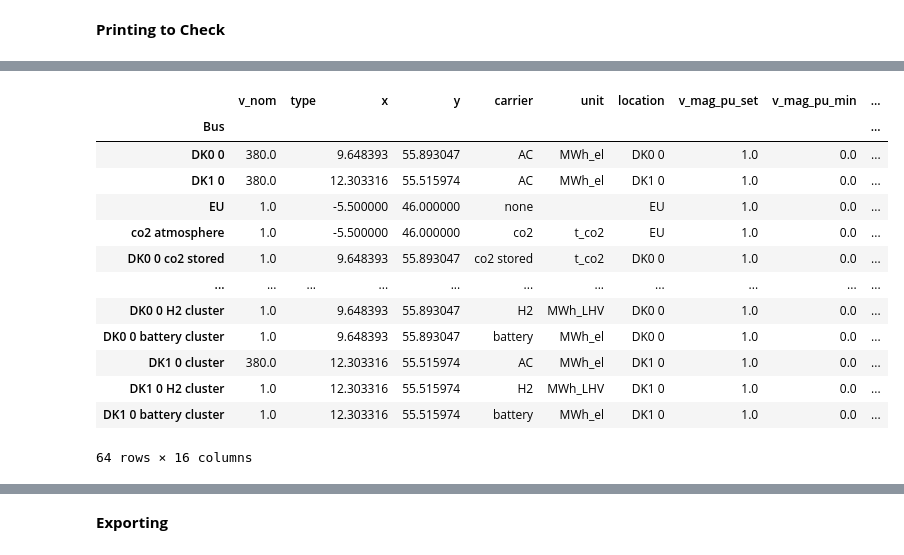
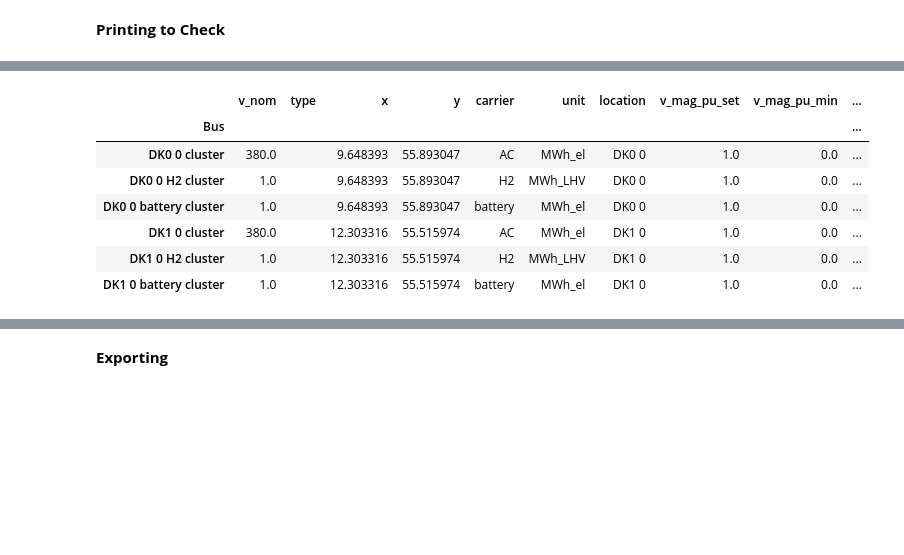
Before and after one commit to FrugisRoss/pypsa-eur, a Jupyter notebook: EU_clusters.ipynb, the cells around one changed output, grey strips where cells are left out. Cells and saved outputs as stored; diff of their text form; code cells hidden in the pictures; blank space fills up the shorter version.

```diff
--- a/EU_clusters.ipynb
+++ b/EU_clusters.ipynb
@@ -36,7 +36,7 @@ Deleted resources/DK_test/networks/base_s_2__12h_2050.nc
 # %%
 ongrid=True
 cluster_cost_reduction=0.20
-cluster_size=2000   #MW, it's the maximum installable capacity for each renewable in renewables in each country cluster
+cluster_size=500   #MW, it's the maximum installable capacity for each renewable in renewables in each country cluster
 renewables={"solar", "onwind"}
 # %%
 n.buses
@@ -372,11 +372,11 @@ n = add_cluster_links(n, nodes_with_clusters, cluster_cost_reduction, ongrid)
 # %% [markdown]
 **Storages of the Cluster Addition**
 # %%
-def add_cluster_storages(n, nodes_with_clusters, cluster_cost_reduction, ongrid):
+def add_cluster_storages(n, nodes_with_clusters, cluster_cost_reduction):
 
     for node in nodes_with_clusters["location"]:
 
-        link_name = f"{node} H2 store"
+        link_name = f"{node} H2 Store"
 
 
         n.add("Store",
@@ -397,9 +397,9 @@ def add_cluster_storages(n, nodes_with_clusters, cluster_cost_reduction, ongrid)
 
         n.add(
                 "Link",
-                name=link_name + " cluster charger",
+                name=link_name + " charger cluster",
                 bus0=f"{node} cluster",
-                bus1=f"{node} cluster battery",
+                bus1=f"{node} battery cluster",
                 carrier=n.buses.at[link_name, "carrier"],
                 p_nom_extendable=True,
                 efficiency=1.0,
@@ -410,8 +410,8 @@ def add_cluster_storages(n, nodes_with_clusters, cluster_cost_reduction, ongrid)
             )
         n.add(
                 "Link",
-                name=link_name + " cluster discharger",
-                bus0=f"{node} cluster battery",
+                name=link_name + " discharger cluster",
+                bus0=f"{node} battery cluster",
                 bus1=f"{node} cluster",
                 carrier=n.buses.at[link_name, "carrier"],
                 p_nom_extendable=True,
@@ -424,7 +424,7 @@ def add_cluster_storages(n, nodes_with_clusters, cluster_cost_reduction, ongrid)
 
         n.add("Store",
             name=link_name + " cluster" ,
-            bus=f"{node} cluster battery",
+            bus=f"{node} battery cluster",
             carrier=n.stores.at[link_name, "carrier"],
             e_nom_extendable=True,
             capital_cost=n.stores.at[link_name, "capital_cost"]*(1-cluster_cost_reduction),
@@ -434,6 +434,9 @@ def add_cluster_storages(n, nodes_with_clusters, cluster_cost_reduction, ongrid)
             e_cyclic_per_period=n.stores.at[link_name, "e_cyclic_per_period"],
             overwrite=True,
             )
+    return n
+
+n = add_cluster_storages(n, nodes_with_clusters, cluster_cost_reduction)
 # %%
 n.links["reversed"] = n.links["reversed"].fillna(False).astype(bool)
 # %% [markdown]
@@ -447,18 +476,12 @@ n.links.loc[n.links["carrier"].str.contains('H2 Electrolysis')]
 # %%
-n.buses
+n.buses.loc[n.buses.index.str.contains("cluster")]
 # %% [output]
 |  | v_nom | type | x | y | carrier | unit | location | v_mag_pu_set | v_mag_pu_min | ... |
 | Bus |  |  |  |  |  |  |  |  |  | ... |
-| DK0 0 | 380.0 |  | 9.648393 | 55.893047 | AC | MWh_el | DK0 0 | 1.0 | 0.0 | ... |
-| DK1 0 | 380.0 |  | 12.303316 | 55.515974 | AC | MWh_el | DK1 0 | 1.0 | 0.0 | ... |
-| EU | 1.0 |  | -5.500000 | 46.000000 | none |  | EU | 1.0 | 0.0 | ... |
-| co2 atmosphere | 1.0 |  | -5.500000 | 46.000000 | co2 | t_co2 | EU | 1.0 | 0.0 | ... |
-| DK0 0 co2 stored | 1.0 |  | 9.648393 | 55.893047 | co2 stored | t_co2 | DK0 0 | 1.0 | 0.0 | ... |
-| ... | ... | ... | ... | ... | ... | ... | ... | ... | ... | ... |
+| DK0 0 cluster | 380.0 |  | 9.648393 | 55.893047 | AC | MWh_el | DK0 0 | 1.0 | 0.0 | ... |
 | DK0 0 H2 cluster | 1.0 |  | 9.648393 | 55.893047 | H2 | MWh_LHV | DK0 0 | 1.0 | 0.0 | ... |
 | DK0 0 battery cluster | 1.0 |  | 9.648393 | 55.893047 | battery | MWh_el | DK0 0 | 1.0 | 0.0 | ... |
 | DK1 0 cluster | 380.0 |  | 12.303316 | 55.515974 | AC | MWh_el | DK1 0 | 1.0 | 0.0 | ... |
 | DK1 0 H2 cluster | 1.0 |  | 12.303316 | 55.515974 | H2 | MWh_LHV | DK1 0 | 1.0 | 0.0 | ... |
 | DK1 0 battery cluster | 1.0 |  | 12.303316 | 55.515974 | battery | MWh_el | DK1 0 | 1.0 | 0.0 | ... |
-64 rows × 16 columns
 # %%
```
Also changed, not shown: parts of 13 cells of this notebook, 1 other file.
